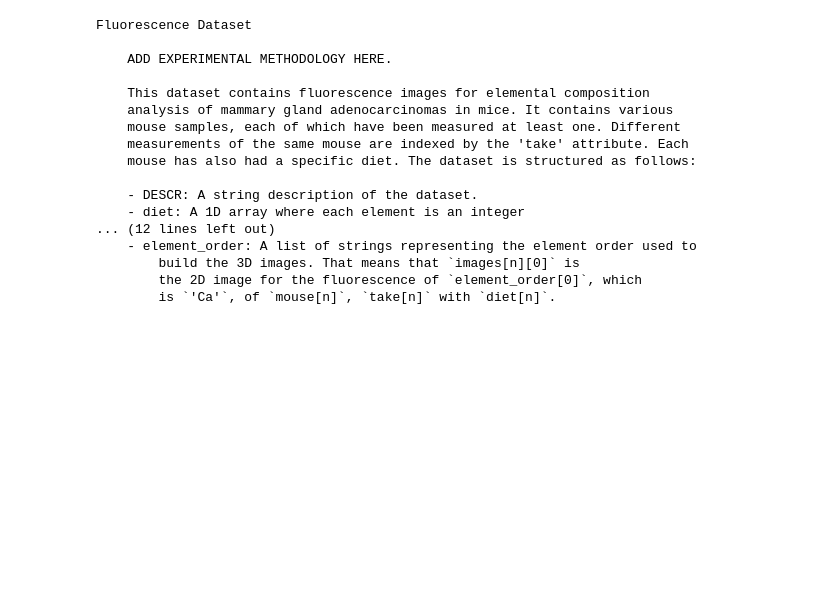
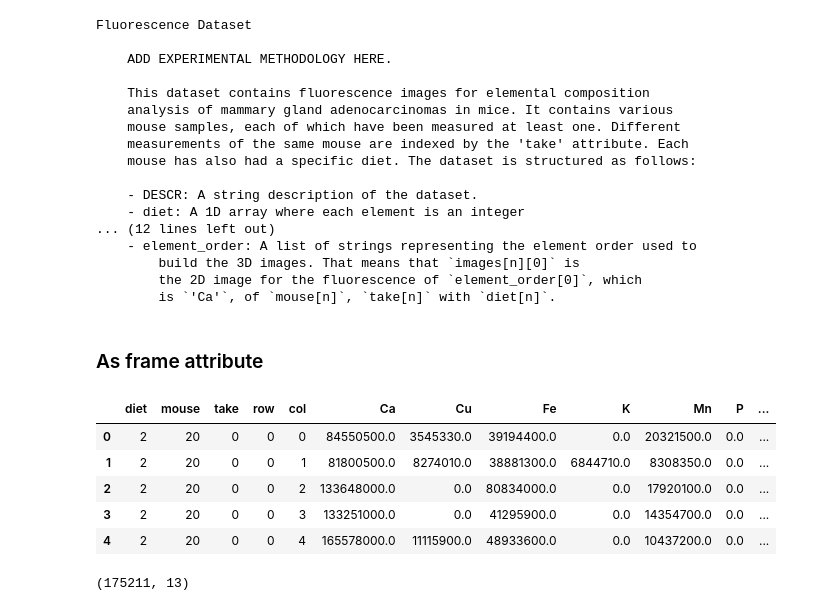
Before and after one commit to JeroFotinos/hist_via_cluster, a Jupyter notebook: first_exploration.ipynb, the cells around one changed output. Drawn from its saved outputs; the diff is of its cells as text; code cells hidden in the pictures; blank space fills up the shorter version.

Commit message:
Added `as_frame` argument to `load_fluorescence`
If `as_frame=True`, the Bunch object returned by load_fluorescence
includes a frame attribute with the pandas.DataFrame of pixels.

```diff
--- a/first_exploration.ipynb
+++ b/first_exploration.ipynb
@@ -168,3 +144,20 @@ Fluorescence Dataset
         build the 3D images. That means that `images[n][0]` is
         the 2D image for the fluorescence of `element_order[0]`, which
         is `'Ca'`, of `mouse[n]`, `take[n]` with `diet[n]`.
+# %% [markdown]
+### As frame attribute
+# %%
+fluorescence = load_fluorescence(directory, as_frame=True)
+df = fluorescence.frame
+df.head()
+# %% [output]
+|  | diet | mouse | take | row | col | Ca | Cu | Fe | K | Mn | P | ... |
+| 0 | 2 | 20 | 0 | 0 | 0 | 84550500.0 | 3545330.0 | 39194400.0 | 0.0 | 20321500.0 | 0.0 | ... |
+| 1 | 2 | 20 | 0 | 0 | 1 | 81800500.0 | 8274010.0 | 38881300.0 | 6844710.0 | 8308350.0 | 0.0 | ... |
+| 2 | 2 | 20 | 0 | 0 | 2 | 133648000.0 | 0.0 | 80834000.0 | 0.0 | 17920100.0 | 0.0 | ... |
+| 3 | 2 | 20 | 0 | 0 | 3 | 133251000.0 | 0.0 | 41295900.0 | 0.0 | 14354700.0 | 0.0 | ... |
+| 4 | 2 | 20 | 0 | 0 | 4 | 165578000.0 | 11115900.0 | 48933600.0 | 0.0 | 10437200.0 | 0.0 | ... |
+# %%
+df.shape
+# %% [output]
+(175211, 13)
```
Also changed, not shown: parts of 13 cells of this notebook, 1 other file.
